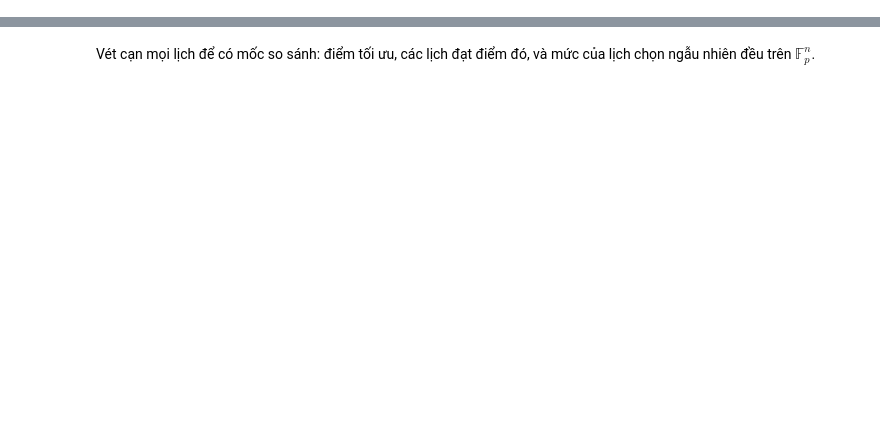
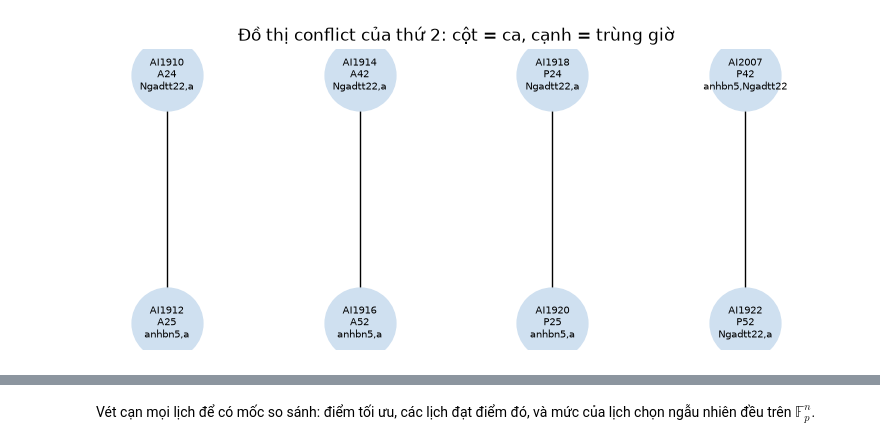
Before and after one commit to dduyanhhoang/dqitt, a Jupyter notebook: notebooks/dqi_end_to_end.ipynb, the cells around one changed output, grey strips where cells are left out. Saved outputs shown, nothing was run; the diff lists cells and outputs as text; code cells hidden in the pictures; blank space fills up the shorter version.

```diff
--- a/notebooks/dqi_end_to_end.ipynb
+++ b/notebooks/dqi_end_to_end.ipynb
@@ -158,0 +116,6 @@ for y in ([0, 1, 2, 0], [1, 1, 2, 0]):
+# %%
+slot_cols, _ = read_matrix(TOY / "InstructorSlot.csv")
+toy = load(TOY)
+print("InstructorSlot có lịch rảnh cho:", slot_cols)
+print("mã slot Task dùng nhưng không có lịch rảnh:", sorted({t["Slot"] for t in tasks} - set(slot_cols)))
+print("số lớp không có teacher nào dạy được:", sum(not e for e in toy.eligible), "/", len(toy.eligible))
@@ -158,0 +159,5 @@ for y in ([0, 1, 2, 0], [1, 1, 2, 0]):
+# %%
+quota = {r[""].strip(): (int(r["Min quota"]), int(r["Max quota"])) for r in csv.DictReader((TOY / "InstructorQuota.csv").open())}
+print("quota (min, max):", {short(t): q for t, q in quota.items()})
+teachers = [t for t, (_, hi) in quota.items() if hi > 1]
+print("giữ:", [short(t) for t in teachers])
@@ -158,0 +173,7 @@ for y in ([0, 1, 2, 0], [1, 1, 2, 0]):
+# %%
+skill_cols, skill = read_matrix(TOY / "InstructorSkill.csv")
+can_teach = {s: [t for t in teachers if int(skill[t][skill_cols.index(s)]) >= 5] for s in skill_cols}
+for s, ts in can_teach.items():
+    print(f"{s}: {[short(t) for t in ts]}")
+subjects = [s for s, ts in can_teach.items() if len(ts) == 2]
+print("môn giữ:", subjects)
@@ -158,0 +301,11 @@ for y in ([0, 1, 2, 0], [1, 1, 2, 0]):
+# %%
+G = nx.Graph()
+G.add_nodes_from(day.sections)
+G.add_edges_from((day.sections[a], day.sections[b]) for a, b in day.conflicts)
+labels = {s: f"{s}\n{slot}\n{','.join(short(T[t]) for t in sorted(E))}" for s, slot, E in zip(day.sections, day.slots, day.eligible)}
+plt.figure(figsize=(7, 3))
+nx.draw(G, {s: (i // 2, -(i % 2)) for i, s in enumerate(day.sections)}, labels=labels, node_color="#cfe0f0", node_size=2600, font_size=7)
+plt.title("Đồ thị conflict của thứ 2: cột = ca, cạnh = trùng giờ")
+plt.show()
+# %% [output]
+[figure, added]
```
Also changed, not shown: parts of 65 cells of this notebook.
